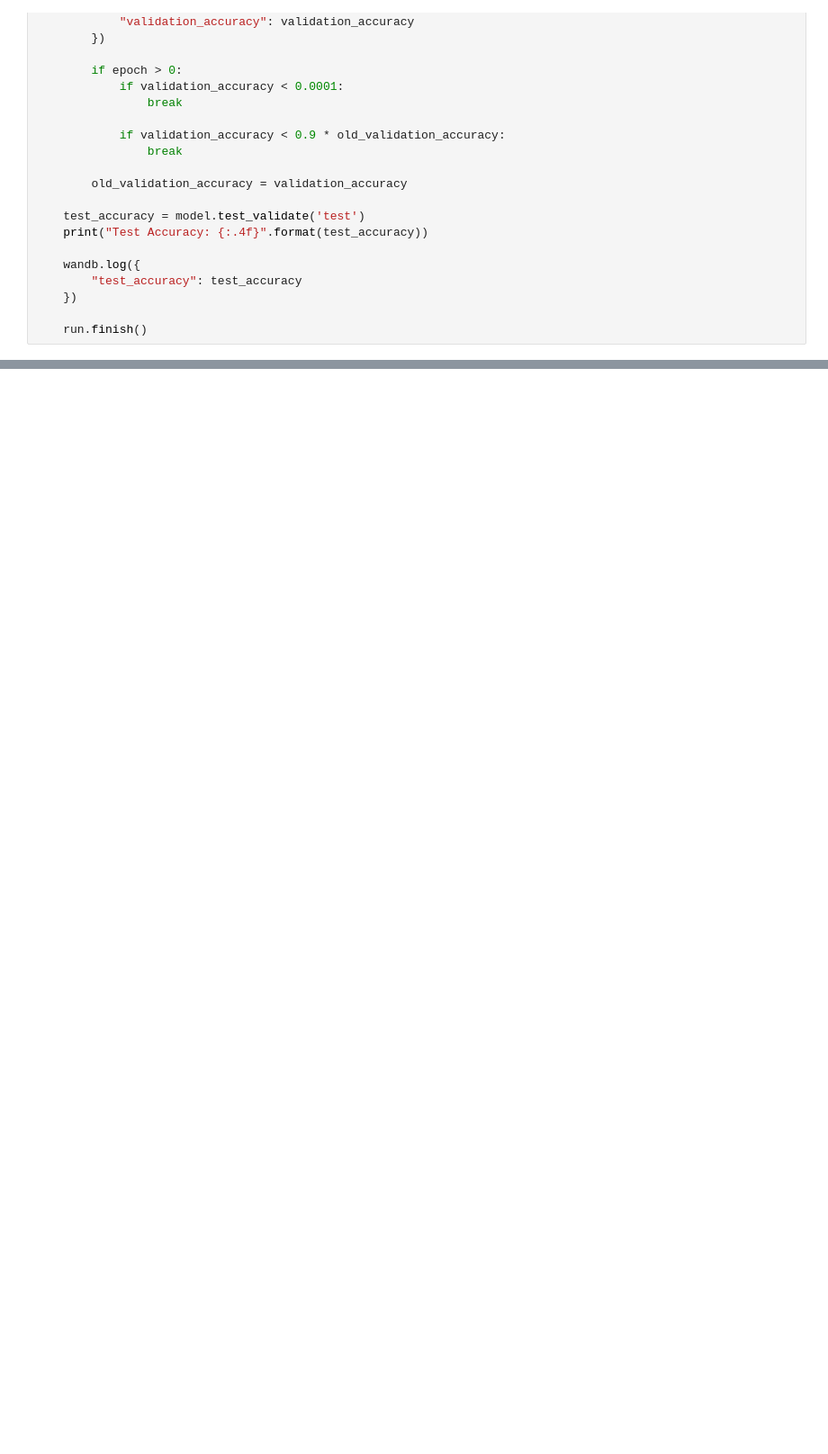
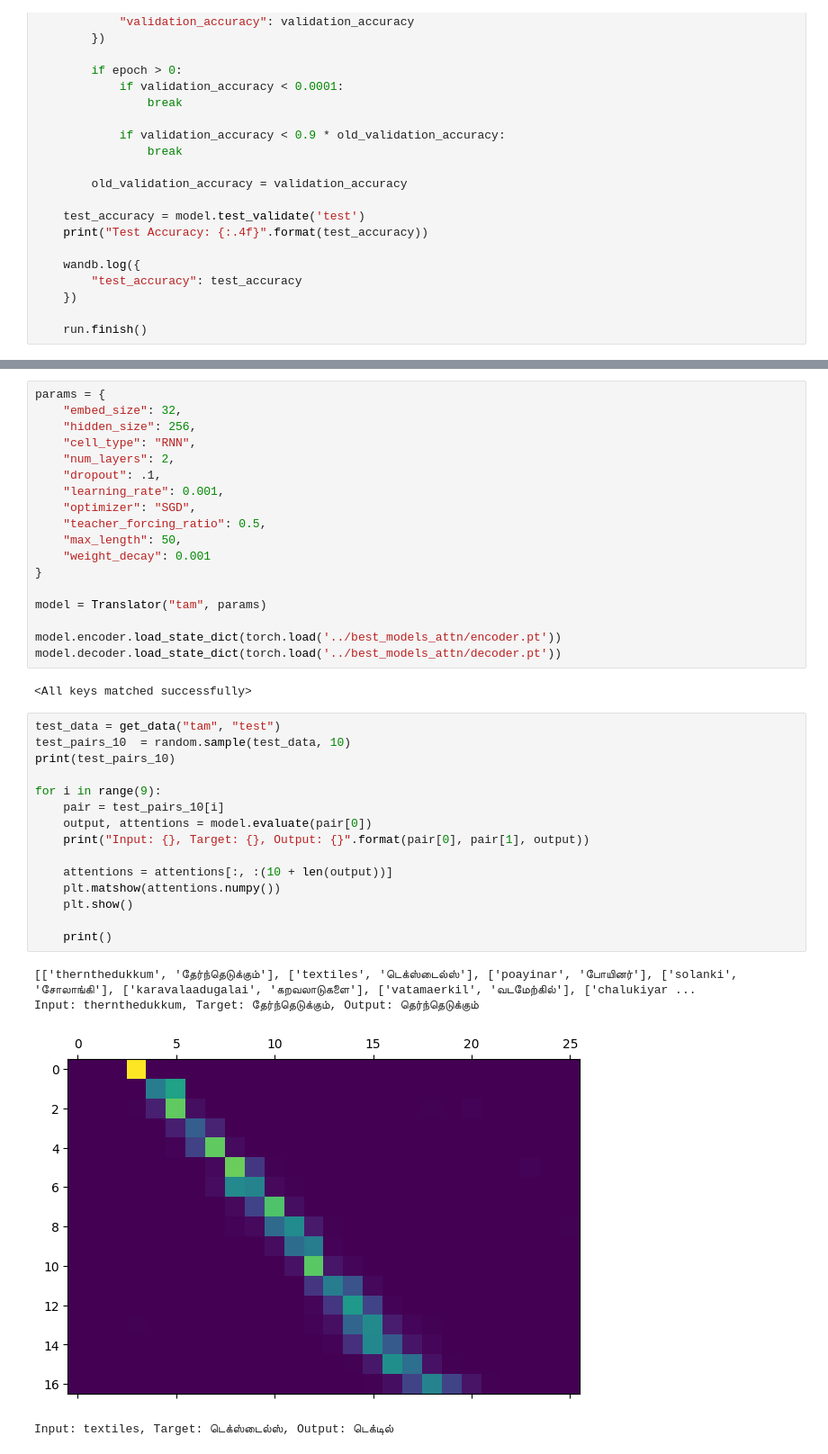
Before and after one commit to bersilin-robert1609/CS6910-Assignment3, a Jupyter notebook: Notebooks/CS6910-Assignment-3_Sweep_Attention.ipynb, the cells around one changed output, grey strips where cells are left out. Shown: that part at 90% size. Drawn from its saved outputs; the diff is of its cells as text; blank space fills up the shorter version.

```diff
--- a/Notebooks/CS6910-Assignment-3_Sweep_Attention.ipynb
+++ b/Notebooks/CS6910-Assignment-3_Sweep_Attention.ipynb
@@ -500,0 +453,40 @@ Run history:
+# %%
+params = {
+    "embed_size": 32,
+    "hidden_size": 256,
+    "cell_type": "RNN",
+    "num_layers": 2,
+    "dropout": .1,
+    "learning_rate": 0.001,
+    "optimizer": "SGD",
+    "teacher_forcing_ratio": 0.5,
+    "max_length": 50,
+    "weight_decay": 0.001
+}
+
+model = Translator("tam", params)
+
+model.encoder.load_state_dict(torch.load('../best_models_attn/encoder.pt'))
+model.decoder.load_state_dict(torch.load('../best_models_attn/decoder.pt'))
+# %% [output]
+<All keys matched successfully>
+# %%
+test_data = get_data("tam", "test")
+test_pairs_10  = random.sample(test_data, 10)
+print(test_pairs_10)
+
+for i in range(9):
+    pair = test_pairs_10[i]
+    output, attentions = model.evaluate(pair[0])
+    print("Input: {}, Target: {}, Output: {}".format(pair[0], pair[1], output))
+
+    attentions = attentions[:, :(10 + len(output))]
+    plt.matshow(attentions.numpy())
+    plt.show()
+
+    print()
+# %% [output]
+[['thernthedukkum', 'தேர்ந்தெடுக்கும்'], ['textiles', 'டெக்ஸ்டைல்ஸ்'], ['poayinar', 'போயினர்'], ['solanki', 'சோலாங்கி'], ['karavalaadugalai', 'கறவலாடுகளை'], ['vatamaerkil', 'வடமேற்கில்'], ['chalukiyar ...
+Input: thernthedukkum, Target: தேர்ந்தெடுக்கும், Output: தெர்ந்தெடுக்கும்
+[figure, added]
+Input: textiles, Target: டெக்ஸ்டைல்ஸ், Output: டெக்டில்
```
Also changed, not shown: parts of 3 cells of this notebook, 12 other files.
